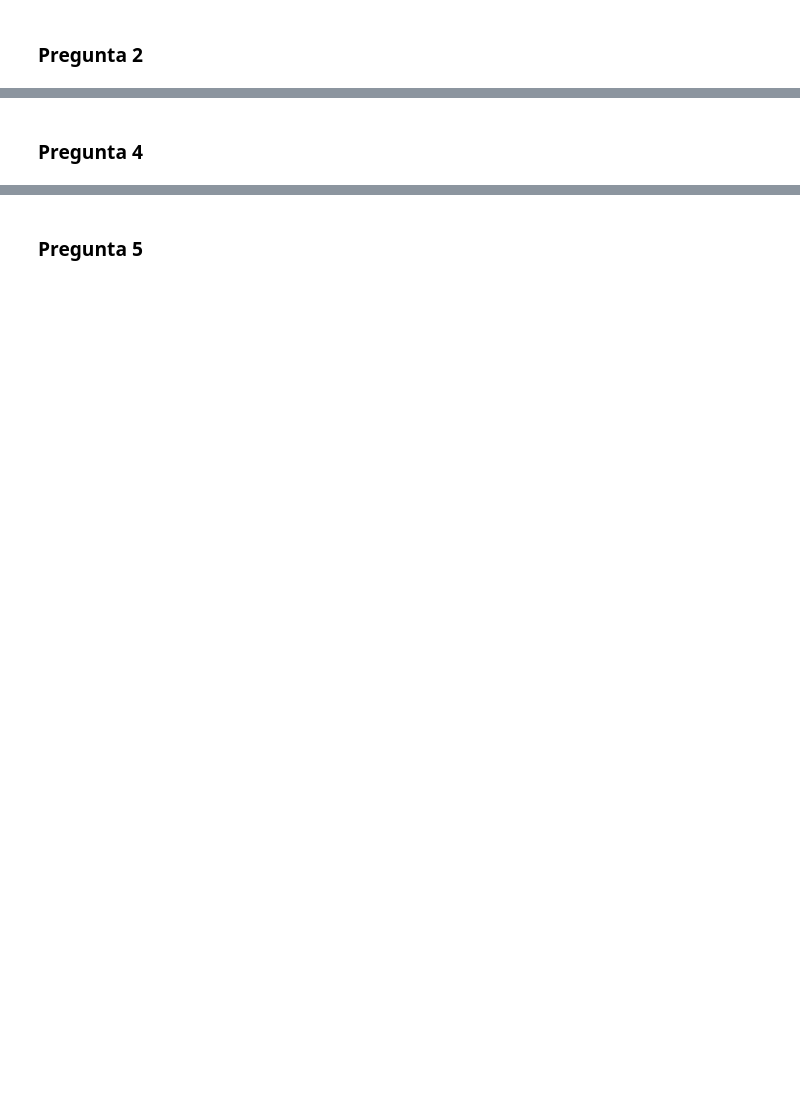
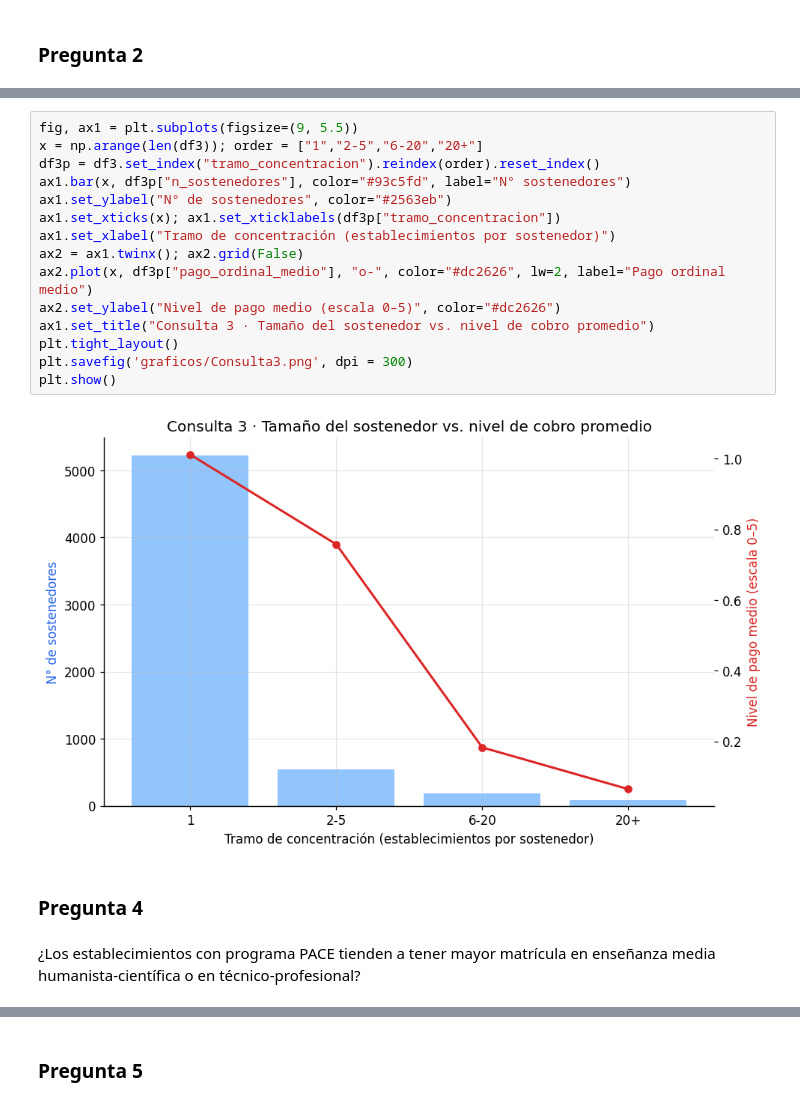
Before and after one commit to BrnoOr/Proyecto_BBDD_MDS7103, a Jupyter notebook: notebooks/EDA.ipynb, the cells around one changed output, grey strips where cells are left out. Saved outputs shown, nothing was run; the diff lists cells and outputs as text; blank space fills up the shorter version.

```diff
--- a/notebooks/EDA.ipynb
+++ b/notebooks/EDA.ipynb
@@ -109,2 +248,21 @@ FileNotFoundError: [Errno 2] No such file or directory: 'graficos/Consulta1.png'
+# %%
+fig, ax1 = plt.subplots(figsize=(9, 5.5))
+x = np.arange(len(df3)); order = ["1","2-5","6-20","20+"]
+df3p = df3.set_index("tramo_concentracion").reindex(order).reset_index()
+ax1.bar(x, df3p["n_sostenedores"], color="#93c5fd", label="N° sostenedores")
+ax1.set_ylabel("N° de sostenedores", color="#2563eb")
+ax1.set_xticks(x); ax1.set_xticklabels(df3p["tramo_concentracion"])
+ax1.set_xlabel("Tramo de concentración (establecimientos por sostenedor)")
+ax2 = ax1.twinx(); ax2.grid(False)
+ax2.plot(x, df3p["pago_ordinal_medio"], "o-", color="#dc2626", lw=2, label="Pago ordinal medio")
+ax2.set_ylabel("Nivel de pago medio (escala 0–5)", color="#dc2626")
+ax1.set_title("Consulta 3 · Tamaño del sostenedor vs. nivel de cobro promedio")
+plt.tight_layout()
+plt.savefig('graficos/Consulta3.png', dpi = 300)
+plt.show()
+# %% [output]
+[figure, added]
 # %% [markdown]
 ### Pregunta 4
+# %% [markdown]
+¿Los establecimientos con programa PACE tienden a tener mayor matrícula en enseñanza media humanista-científica o en técnico-profesional?
```
Also changed, not shown: parts of 21 cells of this notebook, 1 other file.
